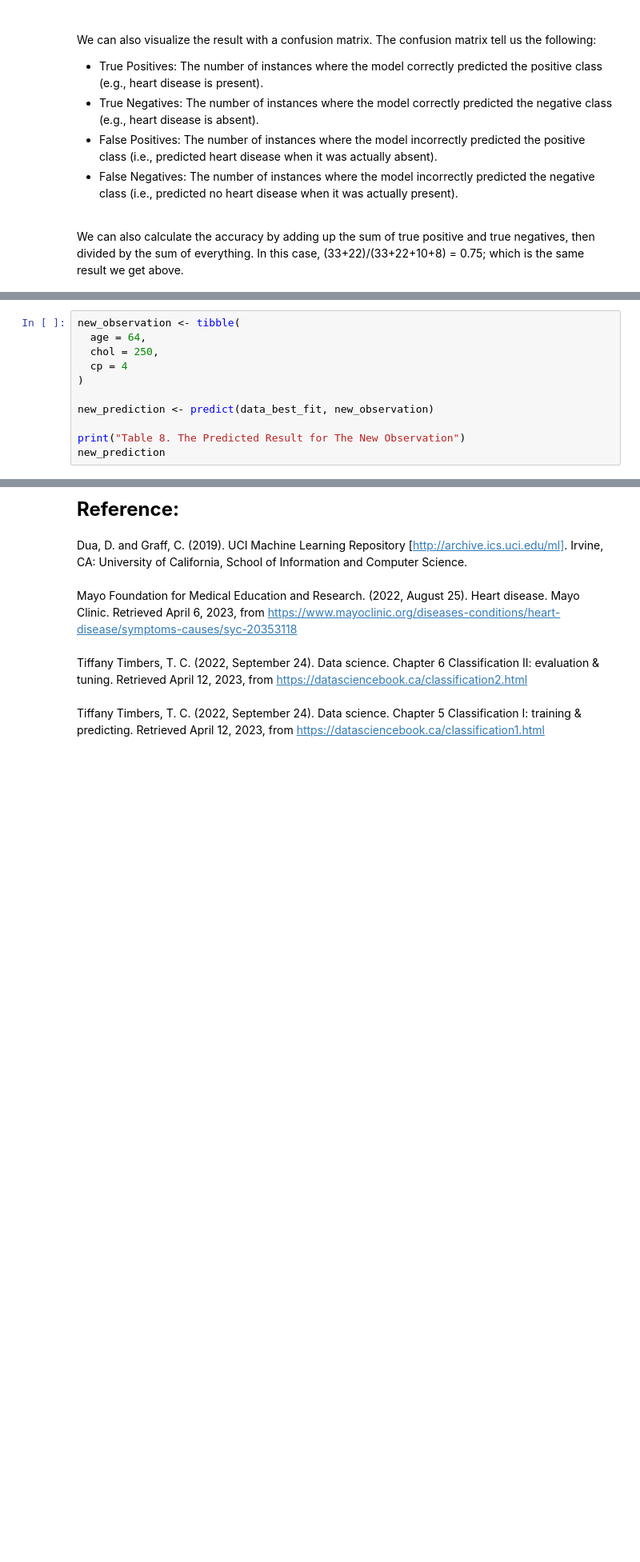
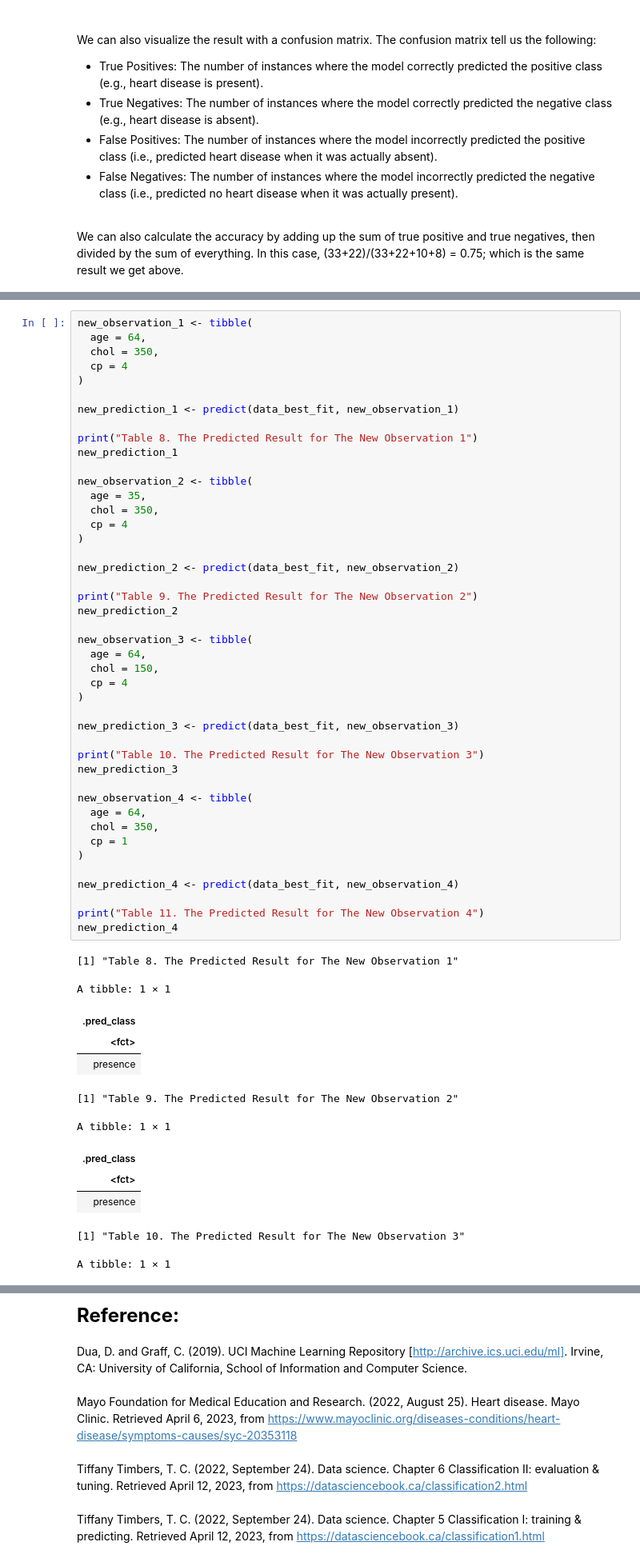
Before and after one commit to MilkyTeaxx/Final_project, a Jupyter notebook: Final_proj.ipynb, the cells around one changed output, grey strips where cells are left out. Shown at 80% size. Drawn from its saved outputs; the diff is of its cells as text; blank space fills up the shorter version.

Commit message:
add observations

```diff
--- a/Final_proj.ipynb
+++ b/Final_proj.ipynb
@@ -293,11 +337,57 @@ data_conf_mat
 # %%
-new_observation <- tibble(
+new_observation_1 <- tibble(
   age = 64,
-  chol = 250,
+  chol = 350,
   cp = 4
 )
 
-new_prediction <- predict(data_best_fit, new_observation)
+new_prediction_1 <- predict(data_best_fit, new_observation_1)
 
-print("Table 8. The Predicted Result for The New Observation")
-new_prediction
+print("Table 8. The Predicted Result for The New Observation 1")
+new_prediction_1
+
+new_observation_2 <- tibble(
+  age = 35,
+  chol = 350,
+  cp = 4
+)
+
+new_prediction_2 <- predict(data_best_fit, new_observation_2)
+
+print("Table 9. The Predicted Result for The New Observation 2")
+new_prediction_2
+
+new_observation_3 <- tibble(
+  age = 64,
+  chol = 150,
+  cp = 4
+)
+
+new_prediction_3 <- predict(data_best_fit, new_observation_3)
+
+print("Table 10. The Predicted Result for The New Observation 3")
+new_prediction_3
+
+new_observation_4 <- tibble(
+  age = 64,
+  chol = 350,
+  cp = 1
+)
+
+new_prediction_4 <- predict(data_best_fit, new_observation_4)
+
+print("Table 11. The Predicted Result for The New Observation 4")
+new_prediction_4
+# %% [output]
+[1] "Table 8. The Predicted Result for The New Observation 1"
+A tibble: 1 × 1
+| .pred_class |
+| <fct> |
+| presence |
+[1] "Table 9. The Predicted Result for The New Observation 2"
+A tibble: 1 × 1
+| .pred_class |
+| <fct> |
+| presence |
+[1] "Table 10. The Predicted Result for The New Observation 3"
+A tibble: 1 × 1
```
Also changed, not shown: parts of 5 cells of this notebook.
